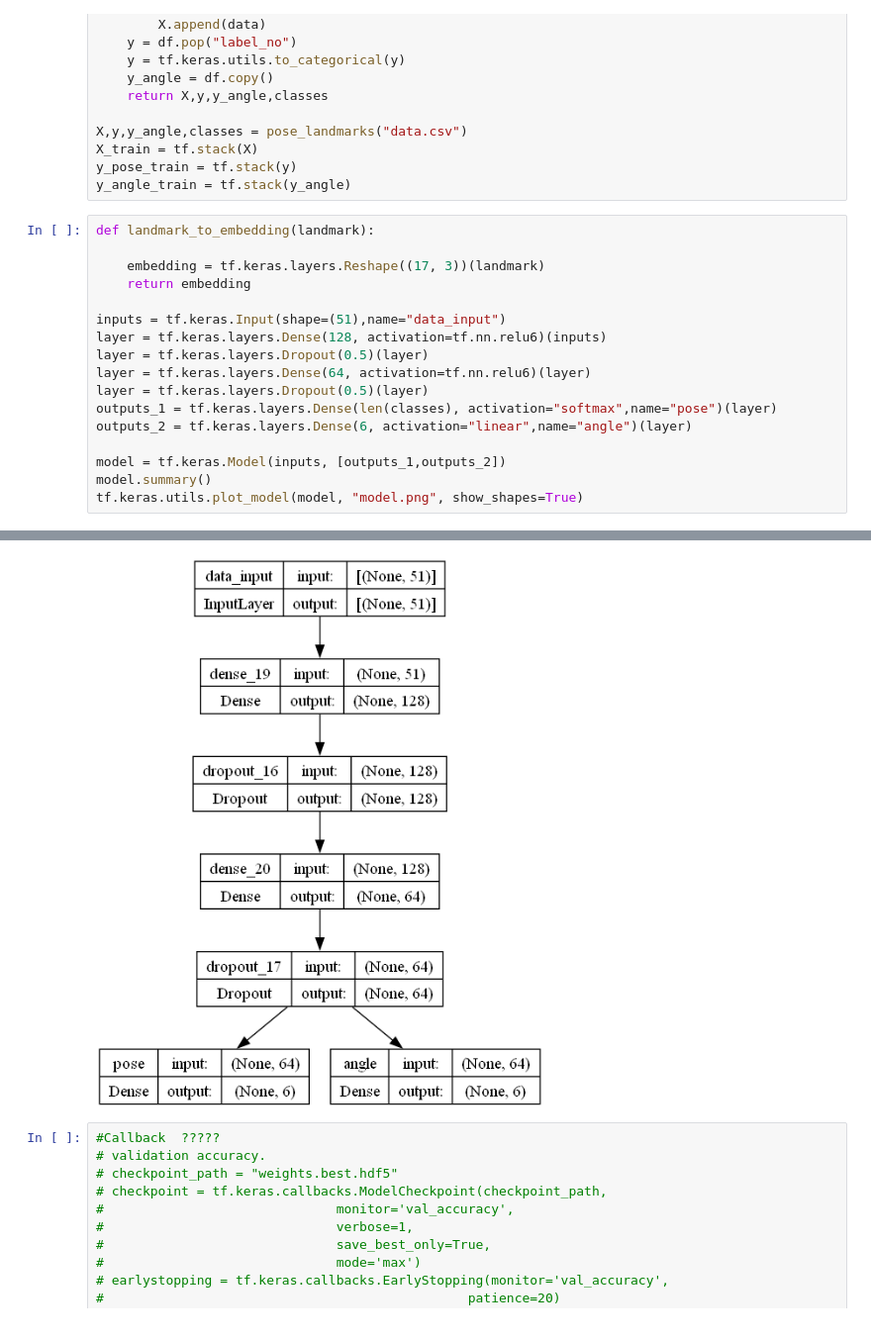
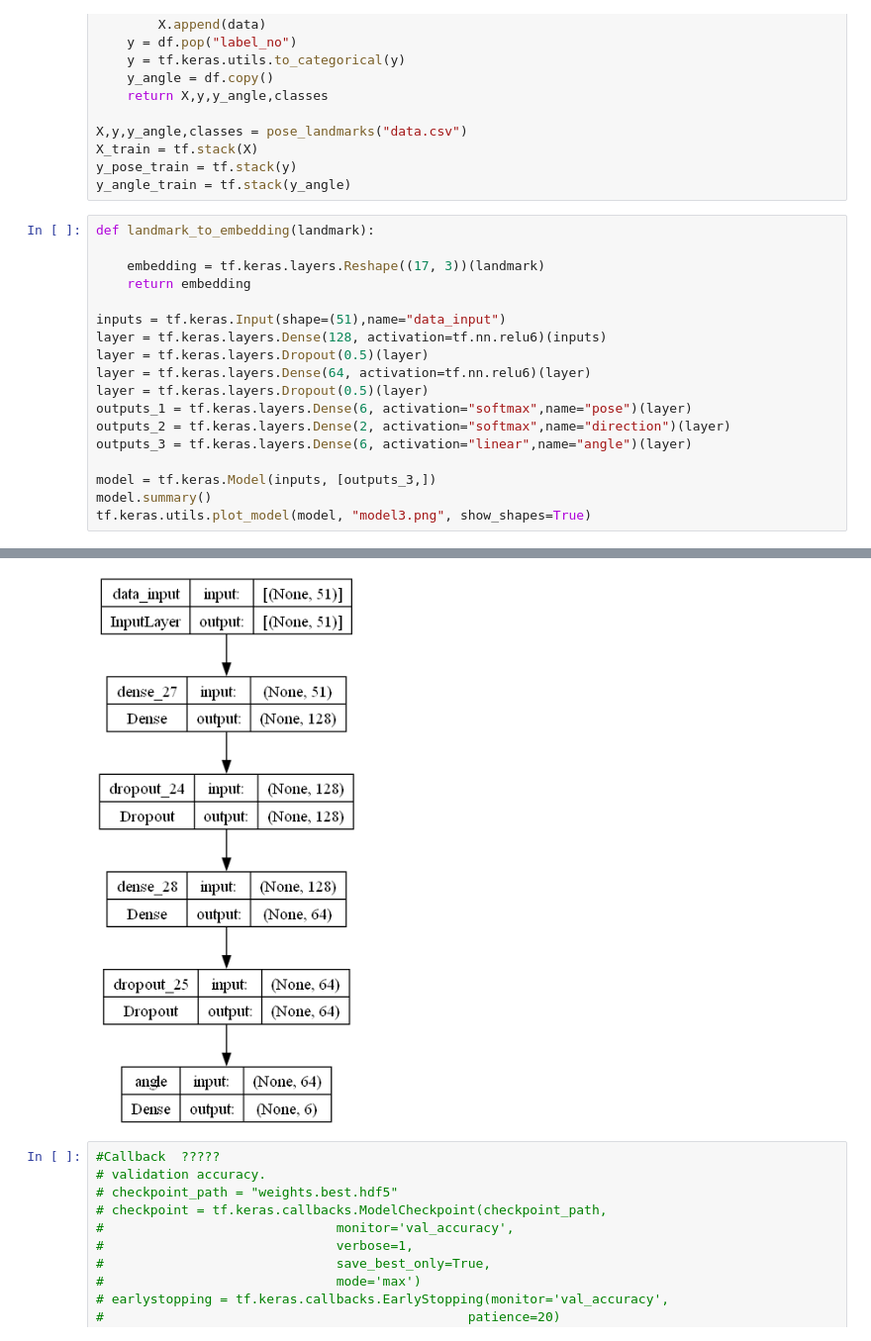
Before and after one commit to FitNest-AI/Machine-Learning, a Jupyter notebook: Model/Trainer/model_v3.ipynb, the cells around one changed output, grey strips where cells are left out. Shown at 99% size. Cells and saved outputs as stored; diff of their text form.

```diff
--- a/Model/Trainer/model_v3.ipynb
+++ b/Model/Trainer/model_v3.ipynb
@@ -387,10 +382,11 @@ layer = tf.keras.layers.Dense(128, activation=tf.nn.relu6)(inputs)
 layer = tf.keras.layers.Dropout(0.5)(layer)
 layer = tf.keras.layers.Dense(64, activation=tf.nn.relu6)(layer)
 layer = tf.keras.layers.Dropout(0.5)(layer)
-outputs_1 = tf.keras.layers.Dense(len(classes), activation="softmax",name="pose")(layer)
-outputs_2 = tf.keras.layers.Dense(6, activation="linear",name="angle")(layer)
+outputs_1 = tf.keras.layers.Dense(6, activation="softmax",name="pose")(layer)
+outputs_2 = tf.keras.layers.Dense(2, activation="softmax",name="direction")(layer)
+outputs_3 = tf.keras.layers.Dense(6, activation="linear",name="angle")(layer)
 
-model = tf.keras.Model(inputs, [outputs_1,outputs_2])
+model = tf.keras.Model(inputs, [outputs_3,])
 model.summary()
-tf.keras.utils.plot_model(model, "model.png", show_shapes=True)
+tf.keras.utils.plot_model(model, "model3.png", show_shapes=True)
 # %% [output]
@@ -414,4 +410,4 @@ ________________________________________________________________________________
-[figure, old version]
+[figure, new version]
 # %%
 #Callback  ?????
 # validation accuracy.
```
Also changed, not shown: parts of 6 cells of this notebook, 28 other files.
